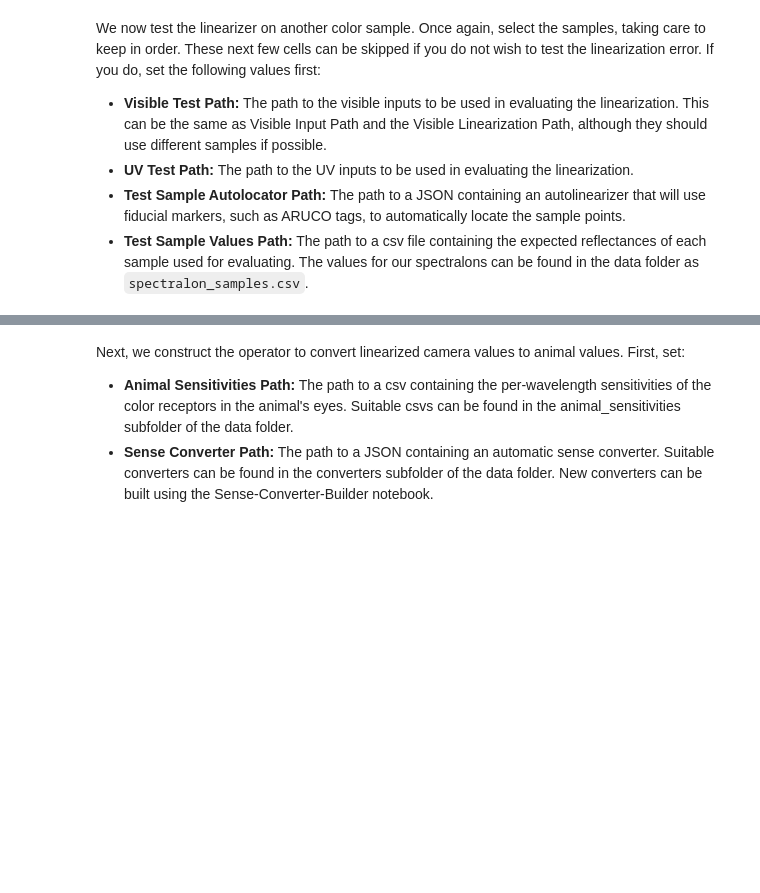
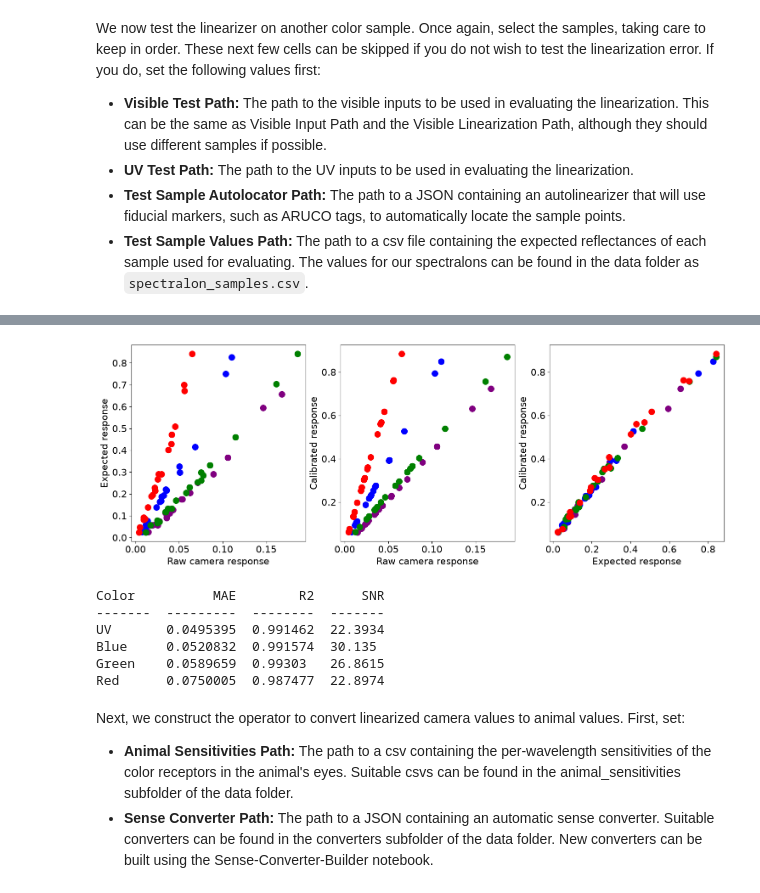
Before and after one commit to stephchia/video2vision, a Jupyter notebook: notebooks/Video-Analysis.ipynb, the cells around one changed output, grey strips where cells are left out. Drawn from its saved outputs; the diff is of its cells as text; code cells hidden in the pictures; blank space fills up the shorter version.

```diff
--- a/notebooks/Video-Analysis.ipynb
+++ b/notebooks/Video-Analysis.ipynb
@@ -160,10 +178,8 @@ We now test the linearizer on another color sample. Once again, select the sampl
  * **Test Sample Autolocator Path:** The path to a JSON containing an autolinearizer that will use fiducial markers, such as ARUCO tags, to automatically locate the sample points.
  * **Test Sample Values Path:** The path to a csv file containing the expected reflectances of each sample used for evaluating. The values for our spectralons can be found in the data folder as `spectralon_samples.csv`.
 # %%
-# v2v_nb.ConfigBox('vis_test_path', 'uv_test_path', 'test_auto_op_path', 'test_values_path')
-
-config['vis_test_path'] = str(PATH_BASE / 'VIS/VS_02473.ARW')
-config['uv_test_path'] = str(PATH_BASE / 'UV/UV_02472.ARW')
+config['vis_test_path'] = REF_VIS
+config['uv_test_path'] = REF_UV
 config['test_auto_op_path'] = str(PATH_V2V / 'data/autolinearizer_color.json')
 config['test_values_path'] = str(PATH_V2V / 'data/color_papers_hanleylab.csv')
 # %%
@@ -192,40 +212,48 @@ for band, band_name in enumerate(['UV', 'Blue', 'Green', 'Red']):
         s=100,
     )
 
-plot.xlabel('Actual Value')
-plot.ylabel('Linearized Value')
+plot.xlabel('Expected response')
+plot.ylabel('Calibrated response')
 
 plot.subplot(1, 3, 2)
 for band, band_name in enumerate(['UV', 'Blue', 'Green', 'Red']):
     color = (band_name[0].lower() if band_name != 'UV' else 'purple')
     plot.scatter(
         test_samples[:, band], #[idxs, band],
         test_samples_linearized_values[:, band],
         label=band_name,
         color=color,
         s=100,
     )
 
-plot.xlabel('Measured Value')
-plot.ylabel('Linearized Value')
+plot.xlabel('Raw camera response')
+plot.ylabel('Calibrated response')
 
 plot.subplot(1, 3, 1)
 for band, band_name in enumerate(['UV', 'Blue', 'Green', 'Red']):
     color = (band_name[0].lower() if band_name != 'UV' else 'purple')
     plot.scatter(
         test_samples[:, band], #[idxs, band],
         test_samples_expected_values[:, band],
         label=band_name,
         color=color,
         s=100,
     )
 
-plot.xlabel('Measured Value')
-plot.ylabel('Actual Value')
+plot.xlabel('Raw camera response')
+plot.ylabel('Expected response')
 
 plot.show()
 
 print(table)
+# %% [output]
+[figure, added]
+Color          MAE        R2      SNR
+-------  ---------  --------  -------
+UV       0.0495395  0.991462  22.3934
+Blue     0.0520832  0.991574  30.135
+Green    0.0589659  0.99303   26.8615
+Red      0.0750005  0.987477  22.8974
 # %% [markdown]
 Next, we construct the operator to convert linearized camera values to animal values. First, set:
 
```
Also changed, not shown: parts of 19 cells of this notebook, 13 other files.
